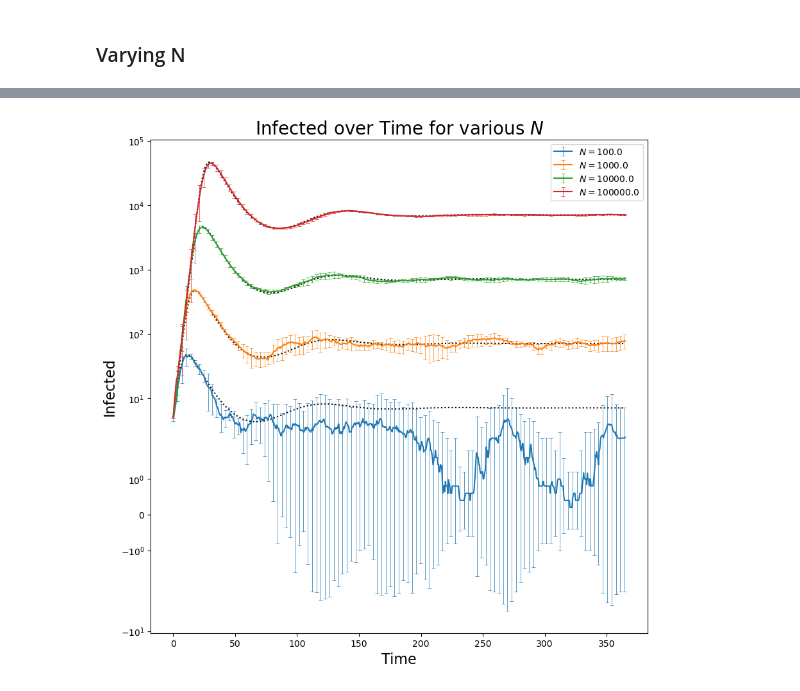
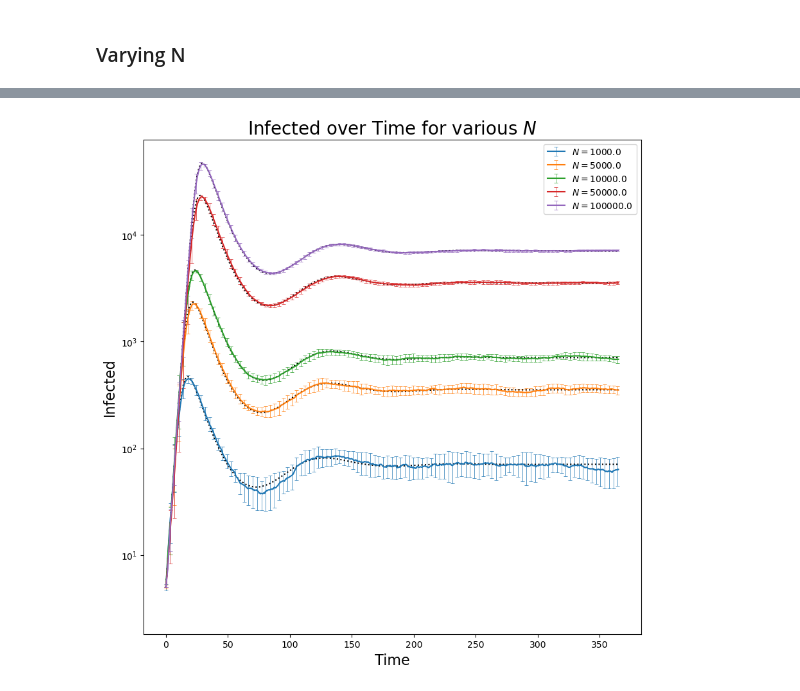
Before and after one commit to kylehtunis/stochastic-modeling, a Jupyter notebook: problem1.ipynb, the cells around one changed output, grey strips where cells are left out. Saved outputs shown, nothing was run; the diff lists cells and outputs as text; code cells hidden in the pictures.

Commit message:
slight param rework

```diff
--- a/problem1.ipynb
+++ b/problem1.ipynb
@@ -354,8 +354,8 @@ plt.figure(figsize=(10, 10))
 for ex in r0experiments.experiments:
     if ex.params.r0 not in graphed_r0s:
         continue
-    mean, std = ex.results.mean_and_std_infected()
-    plt.errorbar(ex.results.t, mean, yerr=std, errorevery=10, capsize=2, elinewidth=0.5, capthick=0.5, label=f"$R_0={ex.params.r0}$")
+    mean, err = ex.results.mean_and_std_infected()
+    plt.errorbar(ex.results.t, mean, yerr=err, errorevery=10, capsize=2, elinewidth=0.5, capthick=0.5, label=f"$R_0={ex.params.r0}$")
     det = ex.integrate_deterministic_sir(deterministic_sir)
     plt.plot(det.t, det.y[1], 'k:')
 plt.xlabel("Time", fontsize=16)
@@ -369,7 +369,7 @@ plt.show()
 ### Varying $\gamma$
 # %%
 gammas = np.arange(0.05, 1.05, 0.05)
-iterations = 5
+iterations = 20
 r0 = 5.0
 
 gamma_experiments = Experiments([])
@@ -419,8 +419,8 @@ plt.figure(figsize=(10, 10))
 for ex in gamma_experiments.experiments:
     if ex.params.gamma not in graphed_gammas:
         continue
-    mean, std = ex.results.mean_and_std_infected()
-    errbar = plt.errorbar(ex.results.t, mean, yerr=std, errorevery=7, capsize=2, elinewidth=0.5, capthick=0.5, label=f"$\gamma={ex.params.gamma}$")
+    mean, err = ex.results.mean_and_std_infected()
+    errbar = plt.errorbar(ex.results.t, mean, yerr=err, errorevery=7, capsize=2, elinewidth=0.5, capthick=0.5, label=f"$\gamma={ex.params.gamma}$")
     det = ex.integrate_deterministic_sir(deterministic_sir)
     plt.plot(det.t, det.y[1], 'k:')
 plt.xlabel("Time", fontsize=16)
@@ -433,8 +433,8 @@ plt.show()
 # %% [markdown]
 ### Varying N
 # %%
-ns = [1e2, 1e3, 1e4, 1e5]
-iterations = 5
+ns = [1e3, 5e3, 1e4, 5e4, 1e5]
+iterations = 20
 r0 = 5.0
 
 n_experiments = Experiments([])
@@ -481,15 +481,15 @@ plt.show()
 # %%
 plt.figure(figsize=(10, 10))
 plt.yscale('symlog')
 for ex in n_experiments.experiments:
-    mean, std = ex.results.mean_and_std_infected()
-    plt.errorbar(ex.results.t, mean, yerr=std, errorevery=7, capsize=2, elinewidth=0.5, capthick=0.5, label=f"$N={ex.params.population.N()}$")
+    mean, err = ex.results.mean_and_std_infected()
+    plt.errorbar(ex.results.t, mean, yerr=err, errorevery=7, capsize=2, elinewidth=0.5, capthick=0.5, label=f"$N={ex.params.population.N()}$")
     det = ex.integrate_deterministic_sir(deterministic_sir)
     plt.plot(det.t, det.y[1], 'k:')
 plt.xlabel("Time", fontsize=16)
 plt.ylabel("Infected", fontsize=16)
 plt.title(f'Infected over Time for various $N$', fontsize=20)
 plt.legend()
 plt.show()
 # %% [output]
-[figure, old version]
+[figure, new version]
```
Also changed, not shown: parts of 10 cells of this notebook.
